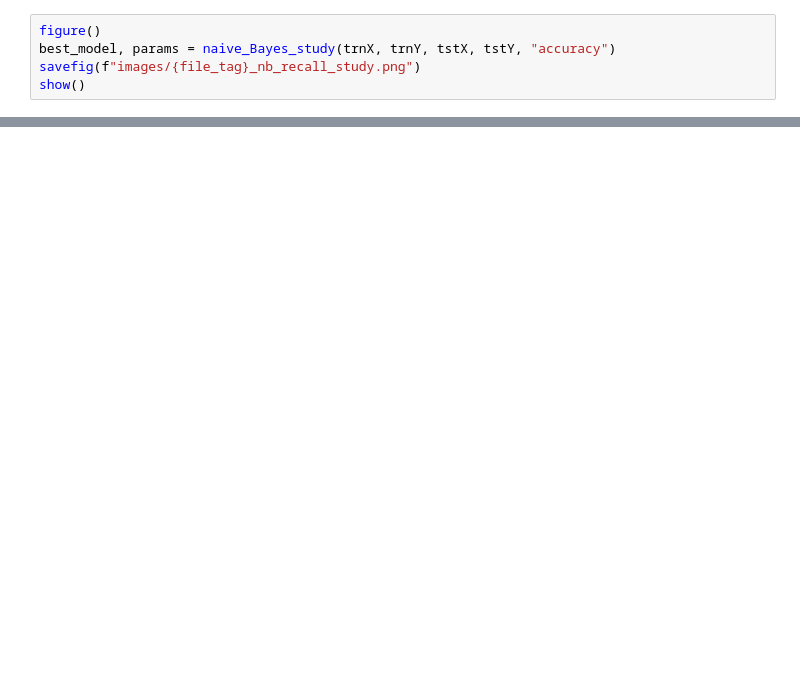
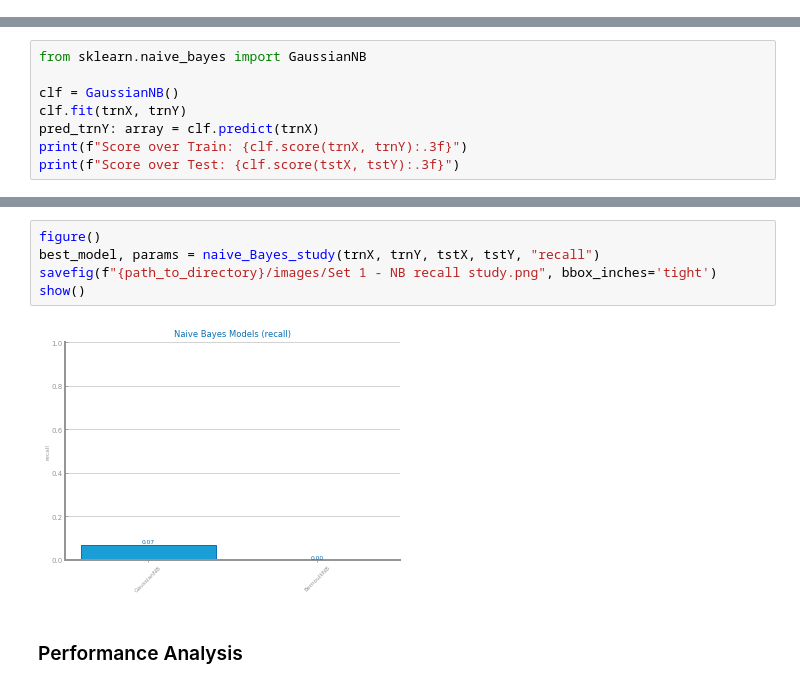
Before and after one commit to Moraisgit/data_science_project, a Jupyter notebook: src/set1_modeling.ipynb, the cells around one changed output, grey strips where cells are left out. Cells and saved outputs as stored; diff of their text form; blank space fills up the shorter version.

Commit message:
fix: Some changes on the set1-modeling

```diff
--- a/src/set1_modeling.ipynb
+++ b/src/set1_modeling.ipynb
@@ -186,5 +0,0 @@ show()
-# %%
-figure()
-best_model, params = naive_Bayes_study(trnX, trnY, tstX, tstY, "accuracy")
-savefig(f"images/{file_tag}_nb_recall_study.png")
-show()
@@ -399,0 +122,8 @@ FileNotFoundError: [WinError 2] O sistema não conseguiu localizar o ficheiro es
+# %%
+from sklearn.naive_bayes import GaussianNB
+
+clf = GaussianNB()
+clf.fit(trnX, trnY)
+pred_trnY: array = clf.predict(trnX)
+print(f"Score over Train: {clf.score(trnX, trnY):.3f}")
+print(f"Score over Test: {clf.score(tstX, tstY):.3f}")
@@ -399,0 +340,9 @@ FileNotFoundError: [WinError 2] O sistema não conseguiu localizar o ficheiro es
+# %%
+figure()
+best_model, params = naive_Bayes_study(trnX, trnY, tstX, tstY, "recall")
+savefig(f"{path_to_directory}/images/Set 1 - NB recall study.png", bbox_inches='tight')
+show()
+# %% [output]
+[figure, added]
+# %% [markdown]
+### Performance Analysis
```
Also changed, not shown: parts of 55 cells of this notebook, 1 other file.
